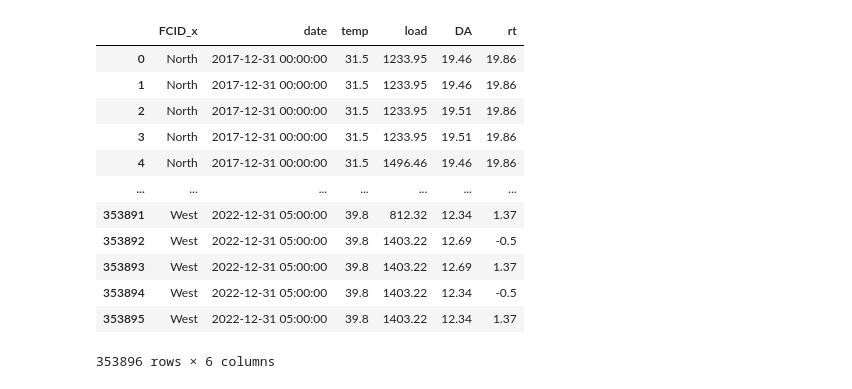
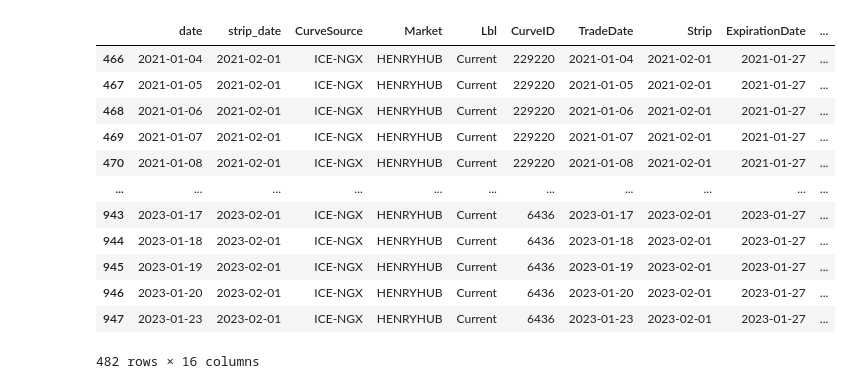
Before and after one commit to gsreeram1/Data_Pull, a Jupyter notebook: notebook.ipynb, the cells around one changed output. Saved outputs shown, nothing was run; the diff lists cells and outputs as text; code cells hidden in the pictures.

Commit message:
updated data pulls to restructure data

```diff
--- a/notebook.ipynb
+++ b/notebook.ipynb
@@ -68,16 +8,4 @@ final_data = m3[['FCID_x','date','temp','load','DA','rt']]
-# %%
-final_data
-# %% [output]
-|  | FCID_x | date | temp | load | DA | rt |
-| 0 | North | 2017-12-31 00:00:00 | 31.5 | 1233.95 | 19.46 | 19.86 |
-| 1 | North | 2017-12-31 00:00:00 | 31.5 | 1233.95 | 19.46 | 19.86 |
-| 2 | North | 2017-12-31 00:00:00 | 31.5 | 1233.95 | 19.51 | 19.86 |
-| 3 | North | 2017-12-31 00:00:00 | 31.5 | 1233.95 | 19.51 | 19.86 |
-| 4 | North | 2017-12-31 00:00:00 | 31.5 | 1496.46 | 19.46 | 19.86 |
-| ... | ... | ... | ... | ... | ... | ... |
-| 353891 | West | 2022-12-31 05:00:00 | 39.8 | 812.32 | 12.34 | 1.37 |
-| 353892 | West | 2022-12-31 05:00:00 | 39.8 | 1403.22 | 12.69 | -0.5 |
-| 353893 | West | 2022-12-31 05:00:00 | 39.8 | 1403.22 | 12.69 | 1.37 |
-| 353894 | West | 2022-12-31 05:00:00 | 39.8 | 1403.22 | 12.34 | -0.5 |
-| 353895 | West | 2022-12-31 05:00:00 | 39.8 | 1403.22 | 12.34 | 1.37 |
-353896 rows × 6 columns
+# %%
+#Setting variables
+
+start_date = '2021-01-01'
@@ -83,0 +26,18 @@ final_data
+# %%
+ng_data = de.ACDB().get_NGLD1_prices()[de.ACDB().get_NGLD1_prices()['TradeDate'] > start_date]
+# %%
+ng_data
+# %% [output]
+|  | date | strip_date | CurveSource | Market | Lbl | CurveID | TradeDate | Strip | ExpirationDate | ... |
+| 466 | 2021-01-04 | 2021-02-01 | ICE-NGX | HENRYHUB | Current | 229220 | 2021-01-04 | 2021-02-01 | 2021-01-27 | ... |
+| 467 | 2021-01-05 | 2021-02-01 | ICE-NGX | HENRYHUB | Current | 229220 | 2021-01-05 | 2021-02-01 | 2021-01-27 | ... |
+| 468 | 2021-01-06 | 2021-02-01 | ICE-NGX | HENRYHUB | Current | 229220 | 2021-01-06 | 2021-02-01 | 2021-01-27 | ... |
+| 469 | 2021-01-07 | 2021-02-01 | ICE-NGX | HENRYHUB | Current | 229220 | 2021-01-07 | 2021-02-01 | 2021-01-27 | ... |
+| 470 | 2021-01-08 | 2021-02-01 | ICE-NGX | HENRYHUB | Current | 229220 | 2021-01-08 | 2021-02-01 | 2021-01-27 | ... |
+| ... | ... | ... | ... | ... | ... | ... | ... | ... | ... | ... |
+| 943 | 2023-01-17 | 2023-02-01 | ICE-NGX | HENRYHUB | Current | 6436 | 2023-01-17 | 2023-02-01 | 2023-01-27 | ... |
+| 944 | 2023-01-18 | 2023-02-01 | ICE-NGX | HENRYHUB | Current | 6436 | 2023-01-18 | 2023-02-01 | 2023-01-27 | ... |
+| 945 | 2023-01-19 | 2023-02-01 | ICE-NGX | HENRYHUB | Current | 6436 | 2023-01-19 | 2023-02-01 | 2023-01-27 | ... |
+| 946 | 2023-01-20 | 2023-02-01 | ICE-NGX | HENRYHUB | Current | 6436 | 2023-01-20 | 2023-02-01 | 2023-01-27 | ... |
+| 947 | 2023-01-23 | 2023-02-01 | ICE-NGX | HENRYHUB | Current | 6436 | 2023-01-23 | 2023-02-01 | 2023-01-27 | ... |
+482 rows × 16 columns
```
Also changed, not shown: parts of 13 cells of this notebook, 2 other files.
